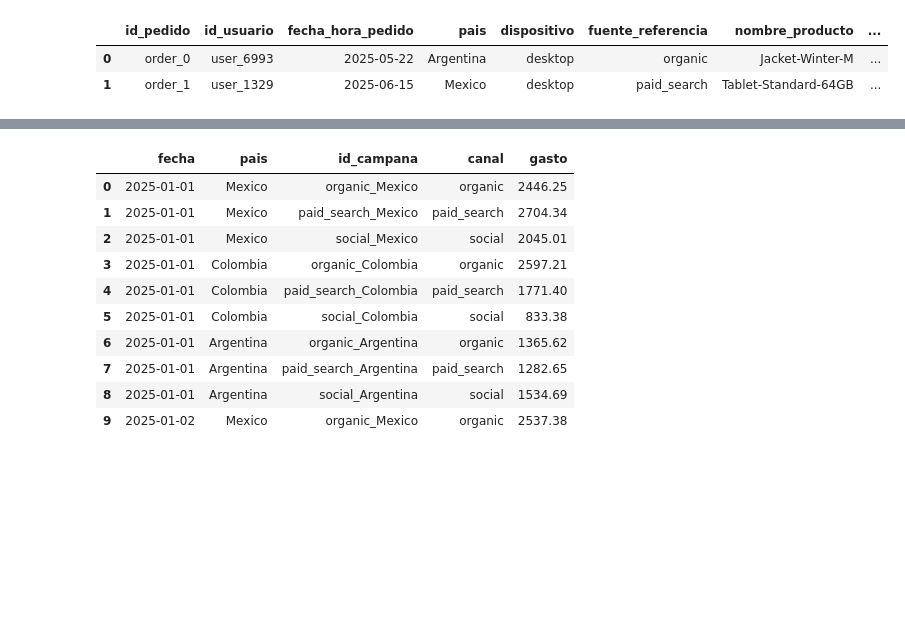
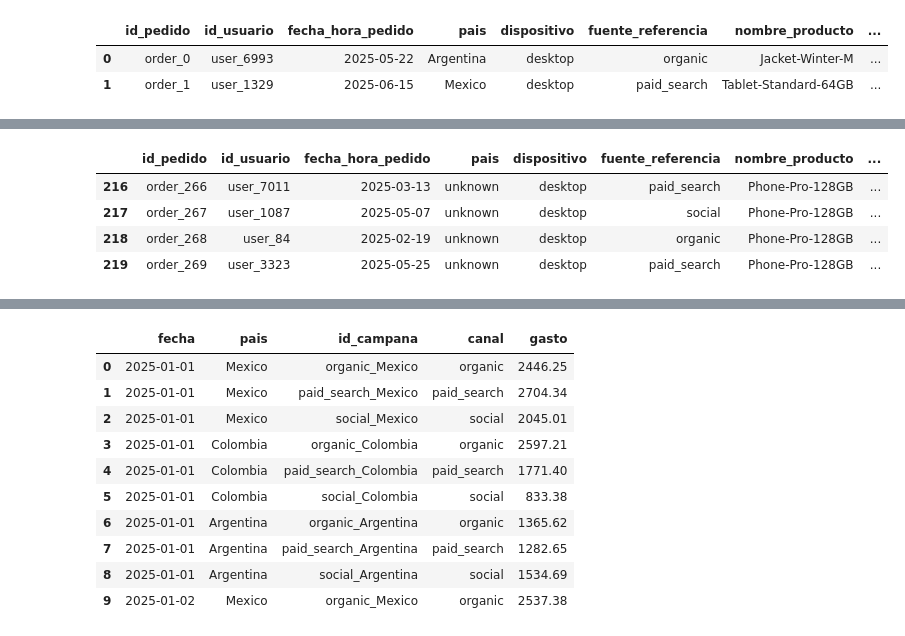
Before and after one commit to FithoGerardo/RappiPlus-Data-cleaning-and-analysis, a Jupyter notebook: notebooks/GerardoOlm-rappiplus_project.ipynb, the cells around one changed output, grey strips where cells are left out. Drawn from its saved outputs; the diff is of its cells as text; code cells hidden in the pictures; blank space fills up the shorter version.

```diff
--- a/notebooks/GerardoOlm-rappiplus_project.ipynb
+++ b/notebooks/GerardoOlm-rappiplus_project.ipynb
@@ -439,0 +515,11 @@ None
+# %%
+#aplicar cambios a ordenes
+ord[['cantidad', 'monto_total']] = ord[['cantidad', 'monto_total']].abs()
+display(ord[
+    (ord['id_pedido'].isin(['order_266', 'order_267', 'order_268', 'order_269']))])
+# %% [output]
+|  | id_pedido | id_usuario | fecha_hora_pedido | pais | dispositivo | fuente_referencia | nombre_producto | ... |
+| 216 | order_266 | user_7011 | 2025-03-13 | unknown | desktop | paid_search | Phone-Pro-128GB | ... |
+| 217 | order_267 | user_1087 | 2025-05-07 | unknown | desktop | social | Phone-Pro-128GB | ... |
+| 218 | order_268 | user_84 | 2025-02-19 | unknown | desktop | organic | Phone-Pro-128GB | ... |
+| 219 | order_269 | user_3323 | 2025-05-25 | unknown | desktop | paid_search | Phone-Pro-128GB | ... |
```
Also changed, not shown: parts of 11 cells of this notebook.
